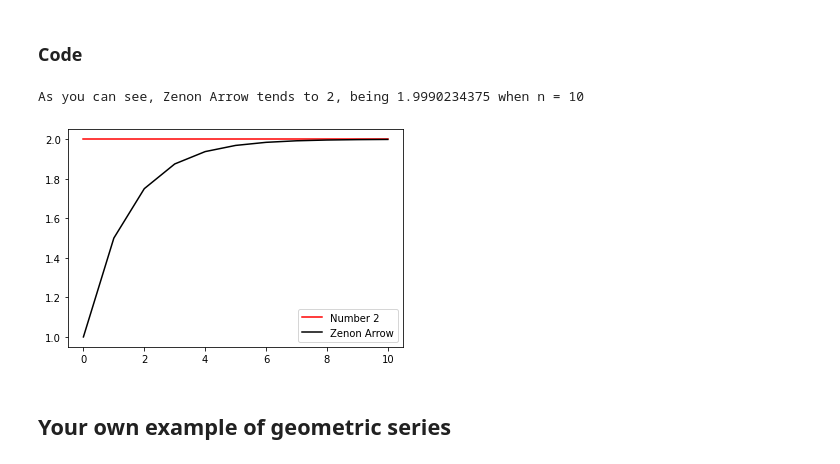
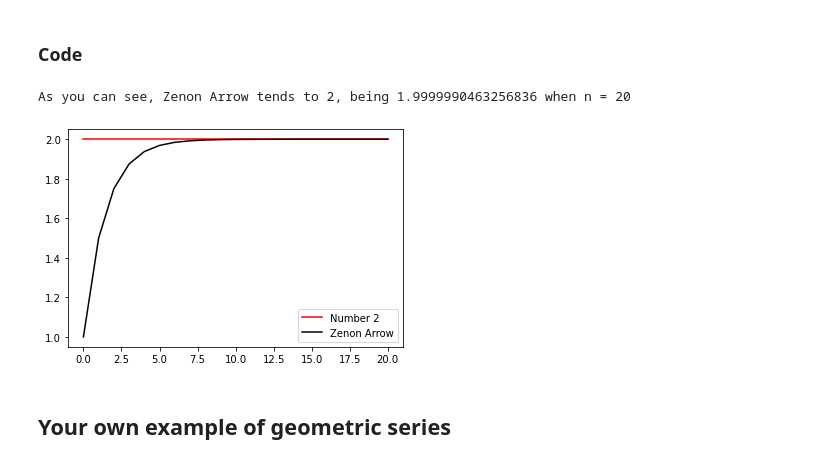
Before and after one commit to gabotachak/AlgorithmsUN2021I, a Jupyter notebook: Lab7/ganzolaArithmeticSeriesPowerSeriesPowerSums.ipynb, the cells around one changed output. Saved outputs shown, nothing was run; the diff lists cells and outputs as text; code cells hidden in the pictures.

```diff
--- a/Lab7/ganzolaArithmeticSeriesPowerSeriesPowerSums.ipynb
+++ b/Lab7/ganzolaArithmeticSeriesPowerSeriesPowerSums.ipynb
@@ -335,24 +335,24 @@ $$
 # %%
 import matplotlib.pyplot as plt
 
-n = 10 # Need a high number to be more precise
+n = 20 # Need a high number to be more precise
 zenon_arrow=[]
 sum = 0
 for k in range(0,n+1):
     sum += (1/2)**k
     zenon_arrow.append(sum)
 
 number_2 = [2]*len(zenon_arrow)
 
 plt.plot(number_2, color='red',label='Number 2')
 plt.plot(zenon_arrow, color='black',label='Zenon Arrow')
 
 plt.legend()
 print("As you can see, Zenon Arrow tends to 2, being "+str(zenon_arrow[-1])+" when n = "+str(n))
 print()
 # %% [output]
-As you can see, Zenon Arrow tends to 2, being 1.9990234375 when n = 10
+As you can see, Zenon Arrow tends to 2, being 1.9999990463256836 when n = 20
-[figure, old version]
+[figure, new version]
 # %% [markdown]
 ## Your own example of geometric series
 # %% [markdown]
```
Also changed, not shown: parts of 6 cells of this notebook.
